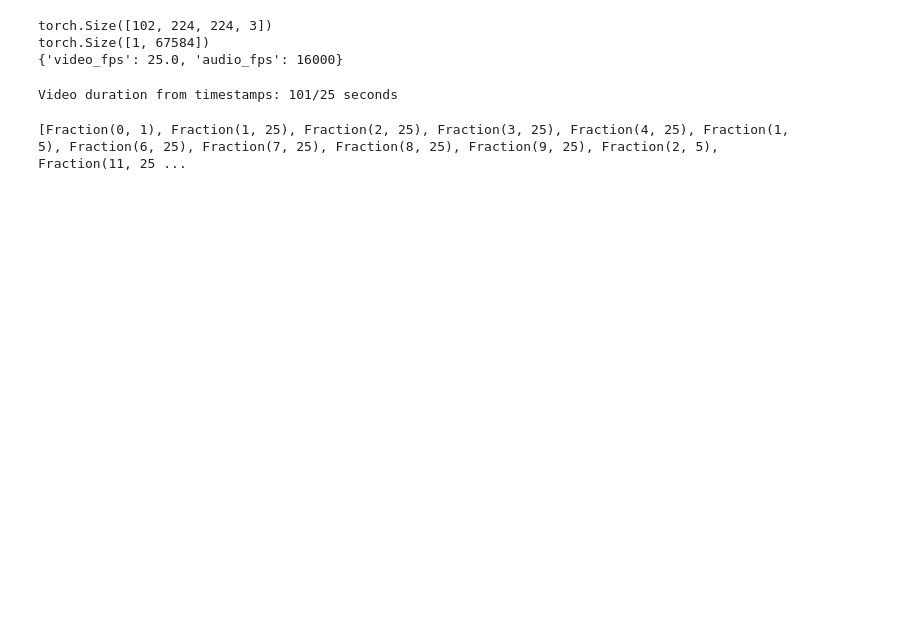
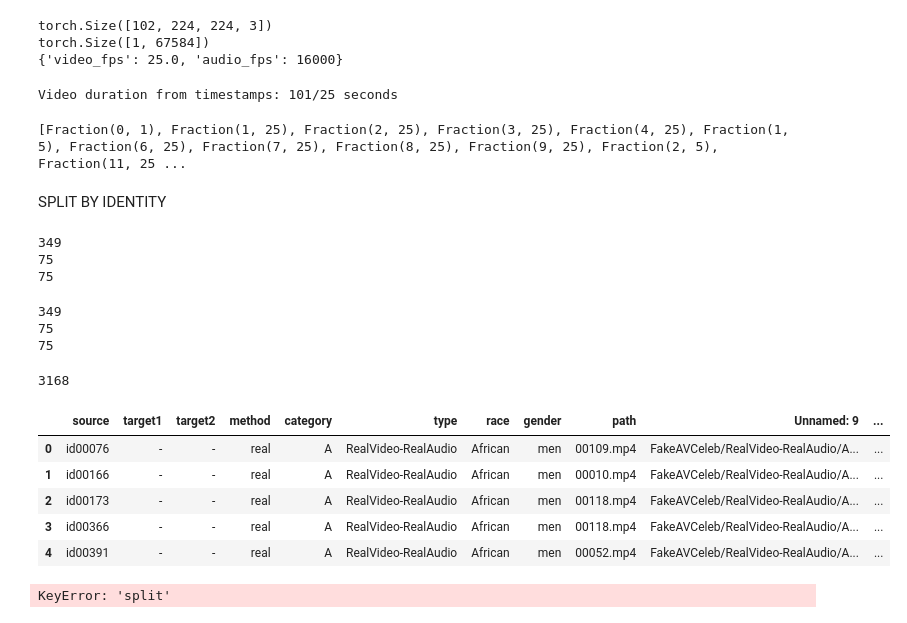
Before and after one commit to Manik1512/MultiModal, a Jupyter notebook: MultiModal/datamodule/calculations.ipynb, the cells around one changed output. Cells and saved outputs as stored; diff of their text form; code cells hidden in the pictures; blank space fills up the shorter version.

```diff
--- a/MultiModal/datamodule/calculations.ipynb
+++ b/MultiModal/datamodule/calculations.ipynb
@@ -466,3 +599,63 @@ Video duration from timestamps: 101/25 seconds
 print(timestamps)
 # %% [output]
 [Fraction(0, 1), Fraction(1, 25), Fraction(2, 25), Fraction(3, 25), Fraction(4, 25), Fraction(1, 5), Fraction(6, 25), Fraction(7, 25), Fraction(8, 25), Fraction(9, 25), Fraction(2, 5), Fraction(11, 25 ...
+# %% [markdown]
+SPLIT BY IDENTITY
+# %%
+import pandas as pd
+from sklearn.model_selection import train_test_split
+
+# Load metadata CSV (usually 'metadata.csv' or 'FakeAVCeleb_v1.csv')
+df = pd.read_csv("/home/manik/Downloads/FakeAVCeleb_v1.2/meta_data_processed.csv")
+
+# Get unique source identities
+unique_sources = df['source'].unique()
+
+# Split by identity
+train_ids, temp_ids = train_test_split(unique_sources, test_size=0.3, random_state=42)
+val_ids, test_ids = train_test_split(temp_ids, test_size=0.5, random_state=42)
+
+# Assign splits
+df['split_by_source'] = 'none'
+df.loc[df['source'].isin(train_ids), 'split_by_source'] = 'train'
+df.loc[df['source'].isin(val_ids), 'split_by_source'] = 'val'
+df.loc[df['source'].isin(test_ids), 'split_by_source'] = 'test'
+
+# Save
+df.to_csv('split_by_source.csv', index=False)
+# %%
+df_source = pd.read_csv("split_by_source.csv")
+print(len(df_source[df_source['split_by_source']=='train']['source'].unique()))
+print(len(df_source[df_source['split_by_source']=='test']['source'].unique()))
+print(len(df_source[df_source['split_by_source']=='val']['source'].unique()))
+# %% [output]
+349
+75
+75
+# %%
+print(len(df_source[(df_source['method'] == 'real') & (df_source['split_by_source'] == 'train')]))
+print(len(df_source[(df_source['method'] == 'real') & (df_source['split_by_source'] == 'test')]))
+print(len(df_source[(df_source['method'] == 'real') & (df_source['split_by_source'] == 'val')]))
+# %% [output]
+349
+75
+75
+# %%
+print(len(df_source[(df_source['method'] != 'real') & (df_source['split_by_source'] == 'test')]))
+# %% [output]
+3168
+# %%
+df.head()
+# %% [output]
+|  | source | target1 | target2 | method | category | type | race | gender | path | Unnamed: 9 | ... |
+| 0 | id00076 | - | - | real | A | RealVideo-RealAudio | African | men | 00109.mp4 | FakeAVCeleb/RealVideo-RealAudio/A... | ... |
+| 1 | id00166 | - | - | real | A | RealVideo-RealAudio | African | men | 00010.mp4 | FakeAVCeleb/RealVideo-RealAudio/A... | ... |
+| 2 | id00173 | - | - | real | A | RealVideo-RealAudio | African | men | 00118.mp4 | FakeAVCeleb/RealVideo-RealAudio/A... | ... |
+| 3 | id00366 | - | - | real | A | RealVideo-RealAudio | African | men | 00118.mp4 | FakeAVCeleb/RealVideo-RealAudio/A... | ... |
+| 4 | id00391 | - | - | real | A | RealVideo-RealAudio | African | men | 00052.mp4 | FakeAVCeleb/RealVideo-RealAudio/A... | ... |
+# %%
+print(len(df[(df['method'] == 'real') & (df['split'] == 'train')]))
+print(len(df[(df['method'] == 'real') & (df['split'] == 'test')]))
+print(len(df[(df['method'] == 'real') & (df['split'] == 'val')]))
+# %% [output]
+KeyError: 'split'
```
Also changed, not shown: parts of 22 cells of this notebook, 57 other files.
